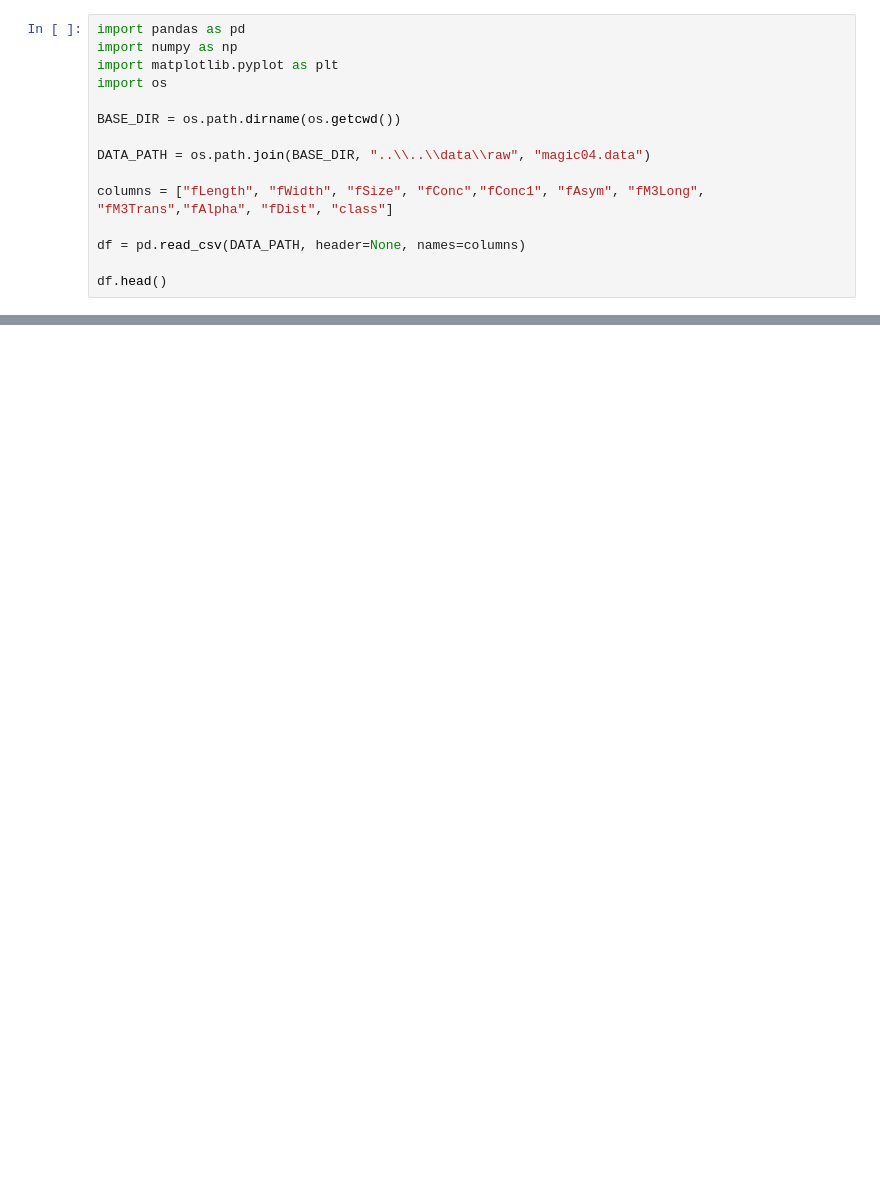
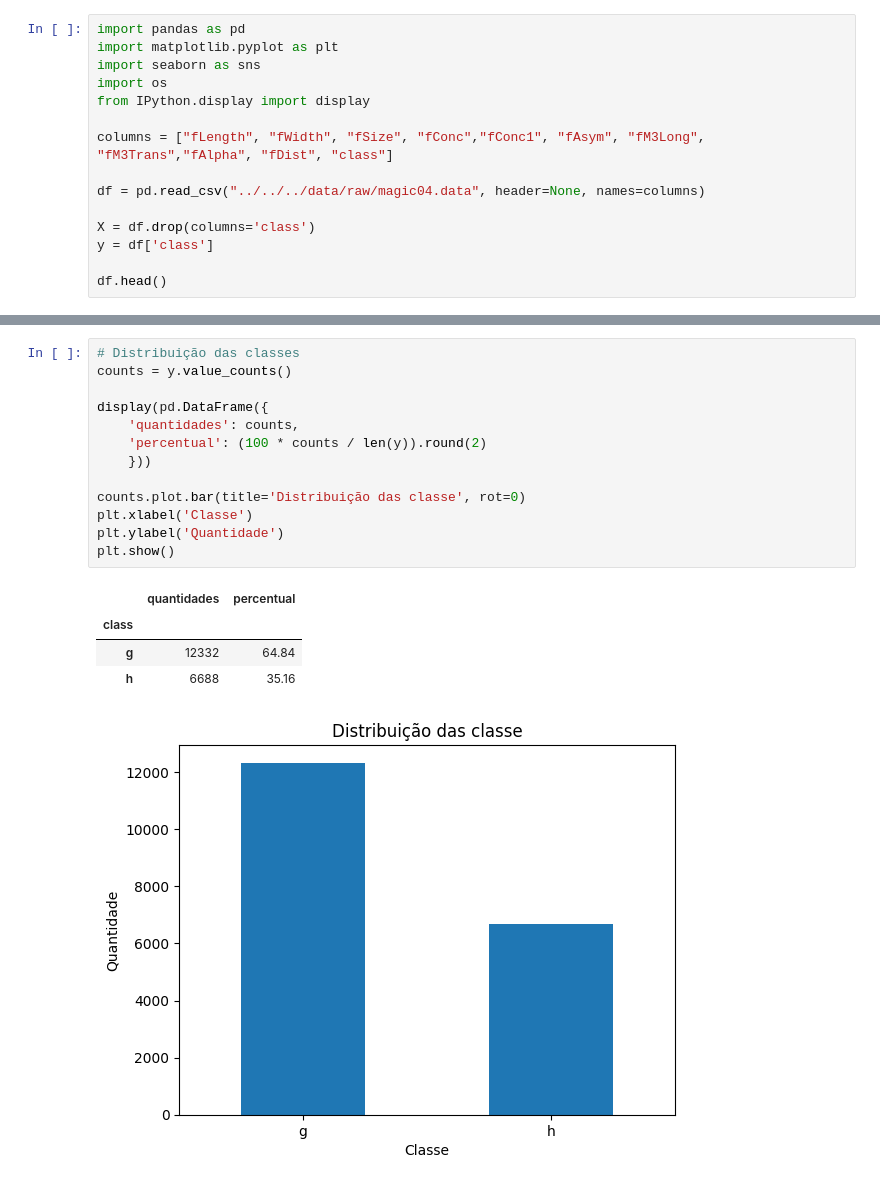
Before and after one commit to feliperibeiro-impatech/saikit-learn-aplicacao, a Jupyter notebook: analysis/classificacao/notebooks/analise_exploratoria.ipynb, the cells around one changed output, grey strips where cells are left out. Cells and saved outputs as stored; diff of their text form; blank space fills up the shorter version.

```diff
--- a/analysis/classificacao/notebooks/analise_exploratoria.ipynb
+++ b/analysis/classificacao/notebooks/analise_exploratoria.ipynb
@@ -1,16 +15,16 @@
 # %%
 import pandas as pd
-import numpy as np
 import matplotlib.pyplot as plt
+import seaborn as sns
 import os
-
-BASE_DIR = os.path.dirname(os.getcwd())
-
-DATA_PATH = os.path.join(BASE_DIR, "..\\..\\data\\raw", "magic04.data")
+from IPython.display import display
 
 columns = ["fLength", "fWidth", "fSize", "fConc","fConc1", "fAsym", "fM3Long", "fM3Trans","fAlpha", "fDist", "class"]
 
-df = pd.read_csv(DATA_PATH, header=None, names=columns)
+df = pd.read_csv("../../../data/raw/magic04.data", header=None, names=columns)
+
+X = df.drop(columns='class')
+y = df['class']
 
 df.head()
 # %% [output]
@@ -47,0 +93,19 @@ Name: count, dtype: int64
+# %%
+# Distribuição das classes
+counts = y.value_counts()
+
+display(pd.DataFrame({
+    'quantidades': counts,
+    'percentual': (100 * counts / len(y)).round(2)
+    }))
+
+counts.plot.bar(title='Distribuição das classe', rot=0)
+plt.xlabel('Classe')
+plt.ylabel('Quantidade')
+plt.show()
+# %% [output]
+|  | quantidades | percentual |
+| class |  |  |
+| g | 12332 | 64.84 |
+| h | 6688 | 35.16 |
+[figure, added]
```
Also changed, not shown: parts of 14 cells of this notebook.
